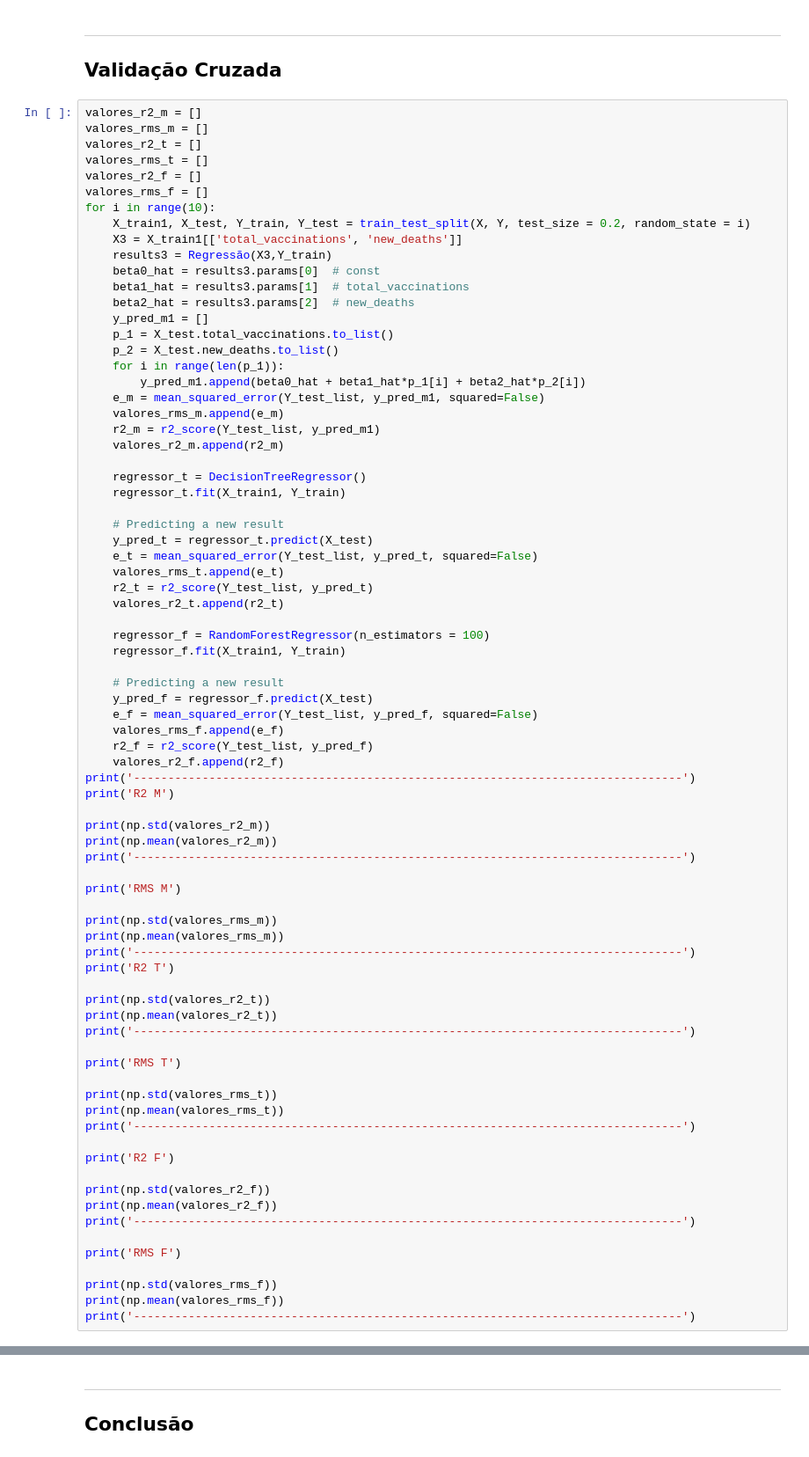
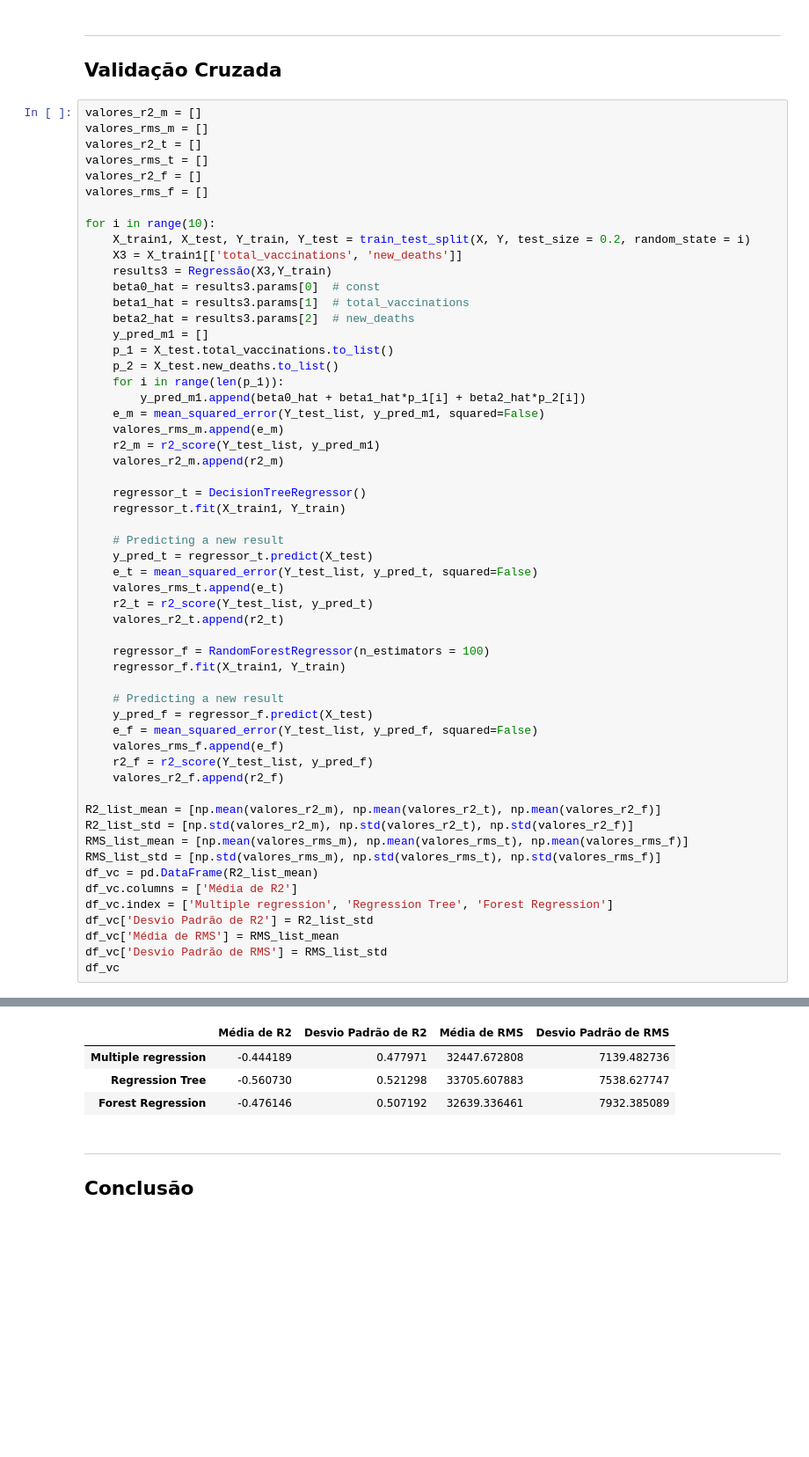
Before and after one commit to marlonsp/Projeto2-CiDados, a Jupyter notebook: Projeto2-CDados.ipynb, the cells around one changed output, grey strips where cells are left out. Shown at 88% size. Drawn from its saved outputs; the diff is of its cells as text; blank space fills up the shorter version.

Commit message:
mudança de prints finais e contextualização

```diff
--- a/Projeto2-CDados.ipynb
+++ b/Projeto2-CDados.ipynb
@@ -509,6 +521,7 @@ valores_r2_t = []
 valores_rms_t = []
 valores_r2_f = []
 valores_rms_f = []
+
 for i in range(10):
     X_train1, X_test, Y_train, Y_test = train_test_split(X, Y, test_size = 0.2, random_state = i)
     X3 = X_train1[['total_vaccinations', 'new_deaths']]
@@ -545,39 +558,16 @@ for i in range(10):
     valores_rms_f.append(e_f)
     r2_f = r2_score(Y_test_list, y_pred_f)
     valores_r2_f.append(r2_f)
-print('--------------------------------------------------------------------------------')
-print('R2 M')
 
-print(np.std(valores_r2_m))
-print(np.mean(valores_r2_m))
-print('--------------------------------------------------------------------------------')
-
-print('RMS M')
-
-print(np.std(valores_rms_m))
-print(np.mean(valores_rms_m))
-print('--------------------------------------------------------------------------------')
-print('R2 T')
-
-print(np.std(valores_r2_t))
-print(np.mean(valores_r2_t))
-print('--------------------------------------------------------------------------------')
-
-print('RMS T')
-
-print(np.std(valores_rms_t))
-print(np.mean(valores_rms_t))
-print('--------------------------------------------------------------------------------')
-
-print('R2 F')
-
-print(np.std(valores_r2_f))
-print(np.mean(valores_r2_f))
-print('--------------------------------------------------------------------------------')
-
-print('RMS F')
-
-print(np.std(valores_rms_f))
-print(np.mean(valores_rms_f))
-print('--------------------------------------------------------------------------------')
+R2_list_mean = [np.mean(valores_r2_m), np.mean(valores_r2_t), np.mean(valores_r2_f)]
+R2_list_std = [np.std(valores_r2_m), np.std(valores_r2_t), np.std(valores_r2_f)]
+RMS_list_mean = [np.mean(valores_rms_m), np.mean(valores_rms_t), np.mean(valores_rms_f)]
+RMS_list_std = [np.std(valores_rms_m), np.std(valores_rms_t), np.std(valores_rms_f)]
+df_vc = pd.DataFrame(R2_list_mean)
+df_vc.columns = ['Média de R2']
+df_vc.index = ['Multiple regression', 'Regression Tree', 'Forest Regression']
+df_vc['Desvio Padrão de R2'] = R2_list_std
+df_vc['Média de RMS'] = RMS_list_mean
+df_vc['Desvio Padrão de RMS'] = RMS_list_std
+df_vc
 # %% [output]
@@ -601,3 +574,7 @@ RMS F
+|  | Média de R2 | Desvio Padrão de R2 | Média de RMS | Desvio Padrão de RMS |
+| Multiple regression | -0.444189 | 0.477971 | 32447.672808 | 7139.482736 |
+| Regression Tree | -0.560730 | 0.521298 | 33705.607883 | 7538.627747 |
+| Forest Regression | -0.476146 | 0.507192 | 32639.336461 | 7932.385089 |
 # %% [markdown]
 <div id="conclusao"></div>
 
```
Also changed, not shown: parts of 21 cells of this notebook, 1 other file.
